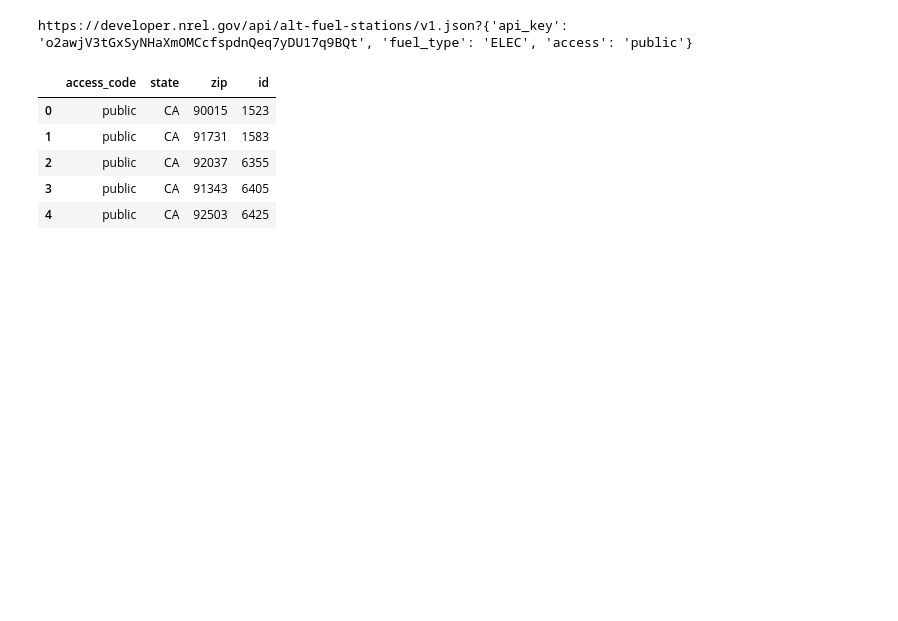
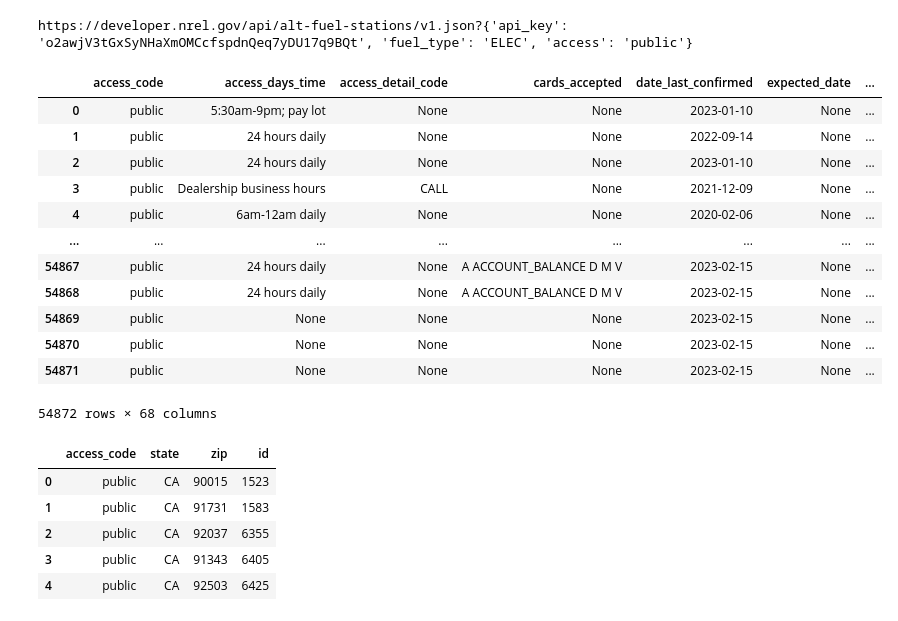
Before and after one commit to eyejayell/group_3_project_1, a Jupyter notebook: group_3_project_1/infrastructure_analysis/ev_chargers.ipynb, the cells around one changed output. Saved outputs shown, nothing was run; the diff lists cells and outputs as text; code cells hidden in the pictures; blank space fills up the shorter version.

```diff
--- a/group_3_project_1/infrastructure_analysis/ev_chargers.ipynb
+++ b/group_3_project_1/infrastructure_analysis/ev_chargers.ipynb
@@ -14,25 +14,38 @@ from config import nrel_key
 # %%
 fuel = "ELEC"
 file_format = "csv"
 access = "public"
 #country = "US"
 
 params = {
     "api_key": nrel_key,
     "fuel_type": fuel,
     "access": access
     }
 
 base_url = f"https://developer.nrel.gov/api/alt-fuel-stations/v1.json?{params}"
 
 print(base_url)
-# response = requests.get(base_url, params=params).json()
-# #print(json.dumps(response,indent=4, sort_keys=True))
+response = requests.get(base_url, params=params).json()
+#print(json.dumps(response,indent=4, sort_keys=True))
 
-# df = pd.DataFrame(response["fuel_stations"])
-# df
+df = pd.DataFrame(response["fuel_stations"])
+df
 # %% [output]
 https://developer.nrel.gov/api/alt-fuel-stations/v1.json?{'api_key': 'o2awjV3tGxSyNHaXmOMCcfspdnQeq7yDU17q9BQt', 'fuel_type': 'ELEC', 'access': 'public'}
+|  | access_code | access_days_time | access_detail_code | cards_accepted | date_last_confirmed | expected_date | ... |
+| 0 | public | 5:30am-9pm; pay lot | None | None | 2023-01-10 | None | ... |
+| 1 | public | 24 hours daily | None | None | 2022-09-14 | None | ... |
+| 2 | public | 24 hours daily | None | None | 2023-01-10 | None | ... |
+| 3 | public | Dealership business hours | CALL | None | 2021-12-09 | None | ... |
+| 4 | public | 6am-12am daily | None | None | 2020-02-06 | None | ... |
+| ... | ... | ... | ... | ... | ... | ... | ... |
+| 54867 | public | 24 hours daily | None | A ACCOUNT_BALANCE D M V | 2023-02-15 | None | ... |
+| 54868 | public | 24 hours daily | None | A ACCOUNT_BALANCE D M V | 2023-02-15 | None | ... |
+| 54869 | public | None | None | None | 2023-02-15 | None | ... |
+| 54870 | public | None | None | None | 2023-02-15 | None | ... |
+| 54871 | public | None | None | None | 2023-02-15 | None | ... |
+54872 rows × 68 columns
 # %%
 df_cleaned = df[["access_code","state",'zip','id']]
 
```
Also changed, not shown: parts of 12 cells of this notebook, 3 other files.
